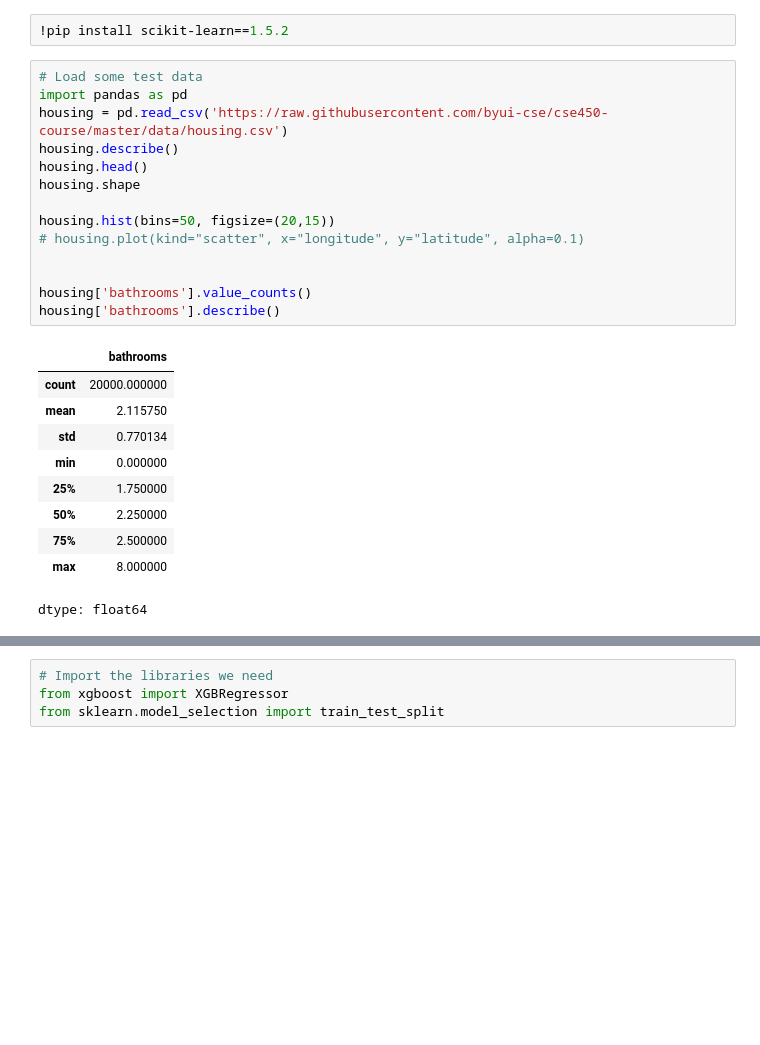
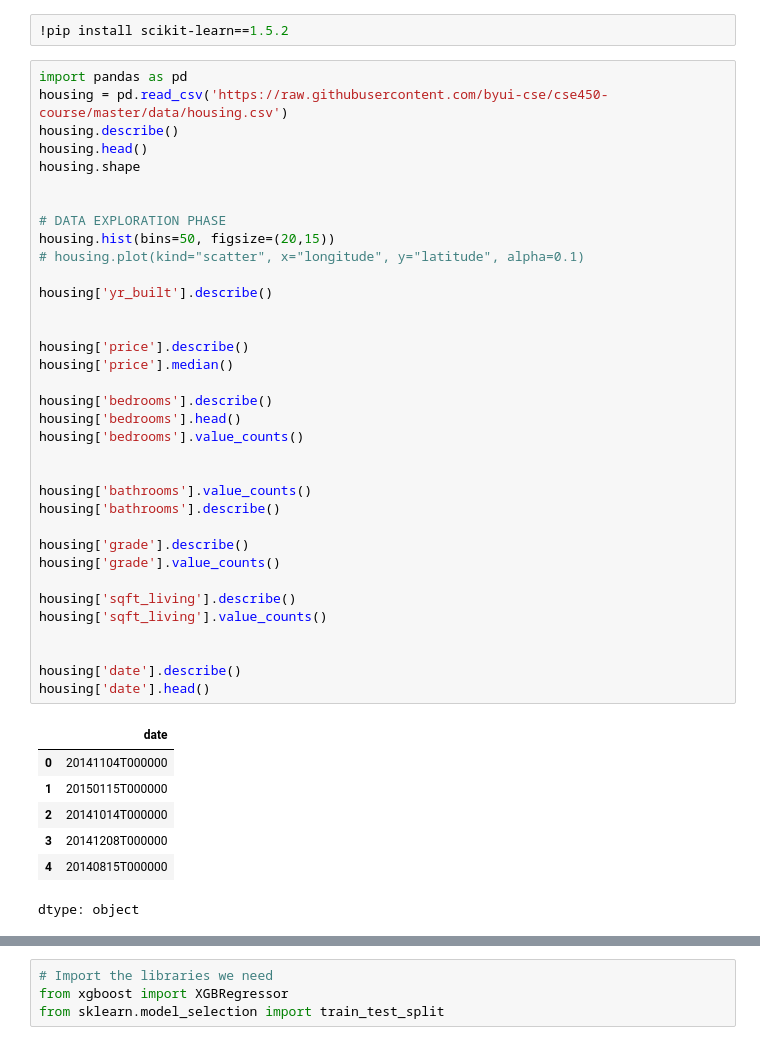
Before and after one commit to congardiner/ML-Projects, a Jupyter notebook: notebooks/hint_xgboost.ipynb, the cells around one changed output, grey strips where cells are left out. Drawn from its saved outputs; the diff is of its cells as text; blank space fills up the shorter version.

```diff
--- a/notebooks/hint_xgboost.ipynb
+++ b/notebooks/hint_xgboost.ipynb
@@ -3,30 +3,48 @@
 # %%
 !pip install scikit-learn==1.5.2
 # %%
-# Load some test data
 import pandas as pd
 housing = pd.read_csv('https://raw.githubusercontent.com/byui-cse/cse450-course/master/data/housing.csv')
 housing.describe()
 housing.head()
 housing.shape
 
+
+# DATA EXPLORATION PHASE
 housing.hist(bins=50, figsize=(20,15))
 # housing.plot(kind="scatter", x="longitude", y="latitude", alpha=0.1)
+
+housing['yr_built'].describe()
+
+
+housing['price'].describe()
+housing['price'].median()
+
+housing['bedrooms'].describe()
+housing['bedrooms'].head()
+housing['bedrooms'].value_counts()
 
 
 housing['bathrooms'].value_counts()
 housing['bathrooms'].describe()
+
+housing['grade'].describe()
+housing['grade'].value_counts()
+
+housing['sqft_living'].describe()
+housing['sqft_living'].value_counts()
+
+
+housing['date'].describe()
+housing['date'].head()
 # %% [output]
-|  | bathrooms |
-| count | 20000.000000 |
-| mean | 2.115750 |
-| std | 0.770134 |
-| min | 0.000000 |
-| 25% | 1.750000 |
-| 50% | 2.250000 |
-| 75% | 2.500000 |
-| max | 8.000000 |
+|  | date |
+| 0 | 20141104T000000 |
+| 1 | 20150115T000000 |
+| 2 | 20141014T000000 |
+| 3 | 20141208T000000 |
+| 4 | 20140815T000000 |
-dtype: float64
+dtype: object
 [figure]
 # %%
 # Import the libraries we need
```
Also changed, not shown: parts of 10 cells of this notebook.
